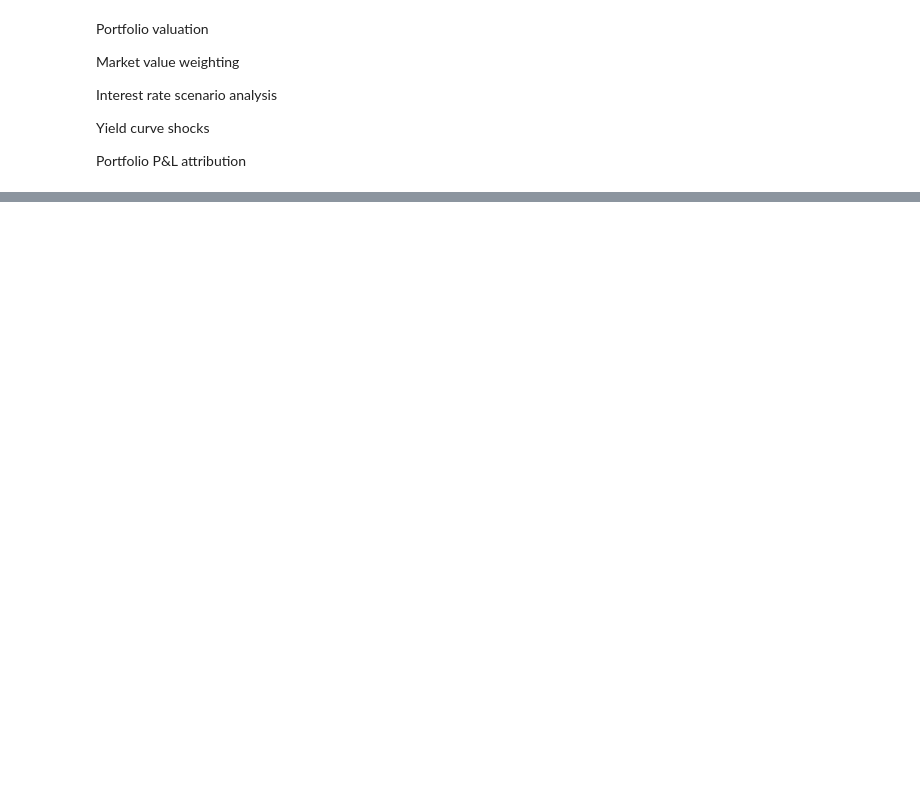
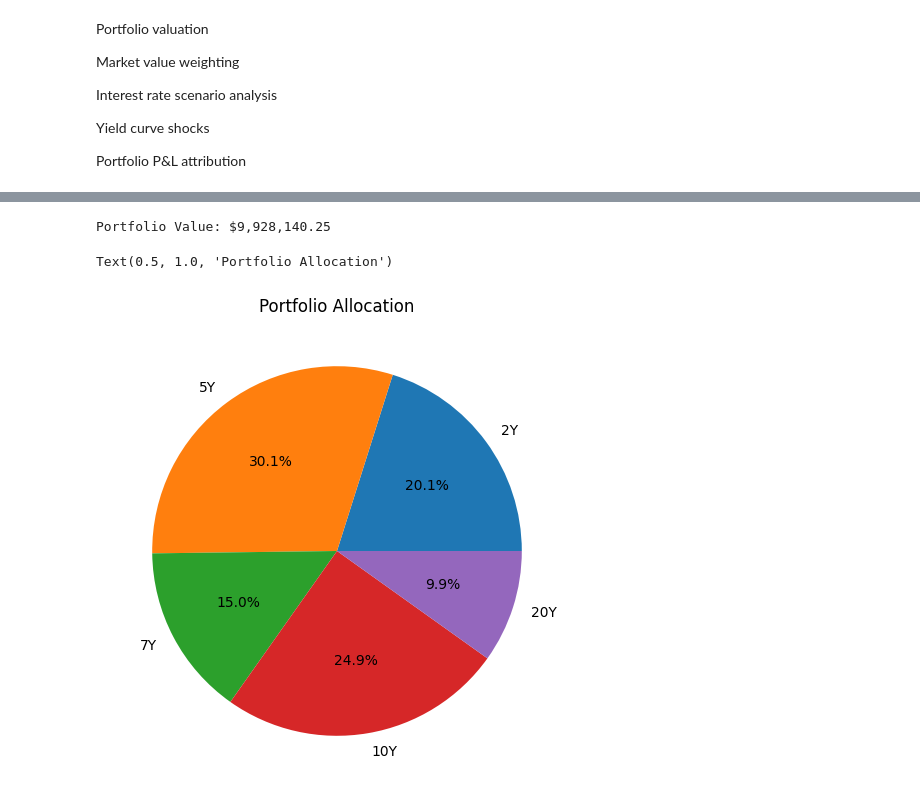
Before and after one commit to gy623/Interest-Rate-Curve-Bootstrapping-and-Stress-Testing, a Jupyter notebook: notebooks/05_portfolio_analysis.ipynb, the cells around one changed output, grey strips where cells are left out. Saved outputs shown, nothing was run; the diff lists cells and outputs as text; code cells hidden in the pictures; blank space fills up the shorter version.

```diff
--- a/notebooks/05_portfolio_analysis.ipynb
+++ b/notebooks/05_portfolio_analysis.ipynb
@@ -18,3 +18,5 @@ from scipy.interpolate import CubicSpline
 from pathlib import Path
 
 ROOT = Path.cwd().parent
+# %%
+treasury = pd.read_csv(ROOT / "data/treasury_yields.csv")
@@ -21,12 +42,7 @@ ROOT = Path.cwd().parent
 # %%
 curve = pd.read_csv(ROOT / "data/continuous_zero_curve.csv")
-
-portfolio = pd.read_csv(ROOT / "data/sample_portfolio.csv"
-)
 
 spot_curve = CubicSpline(
     curve["Years"],
     curve["Spot"]
 )
-
-portfolio
@@ -39,0 +81,11 @@ portfolio
+# %%
+portfolio["Unit Price"] = portfolio.apply(
+    lambda x:
+    price_bond(
+        maturity=x["Maturity"],
+        coupon_rate=x["Coupon"]
+    ),
+    axis=1
+)
+
+portfolio
@@ -39,0 +99,31 @@ portfolio
+# %%
+portfolio["Market Value"] = (
+    portfolio["Face"]
+    * portfolio["Unit Price"]
+    / 100
+)
+
+portfolio_value = portfolio["Market Value"].sum()
+
+print(f"Portfolio Value: ${portfolio_value:,.2f}")
+# %% [output]
+Portfolio Value: $9,928,140.25
+# %%
+portfolio["Weight"] = (
+    portfolio["Market Value"]
+    /
+    portfolio_value
+)
+
+plt.figure(figsize=(6,6))
+
+plt.pie(
+    portfolio["Weight"],
+    labels=portfolio.index,
+    autopct="%1.1f%%"
+)
+
+plt.title("Portfolio Allocation")
+# %% [output]
+Text(0.5, 1.0, 'Portfolio Allocation')
+[figure, added]
```
Also changed, not shown: parts of 9 cells of this notebook, 9 other files.
